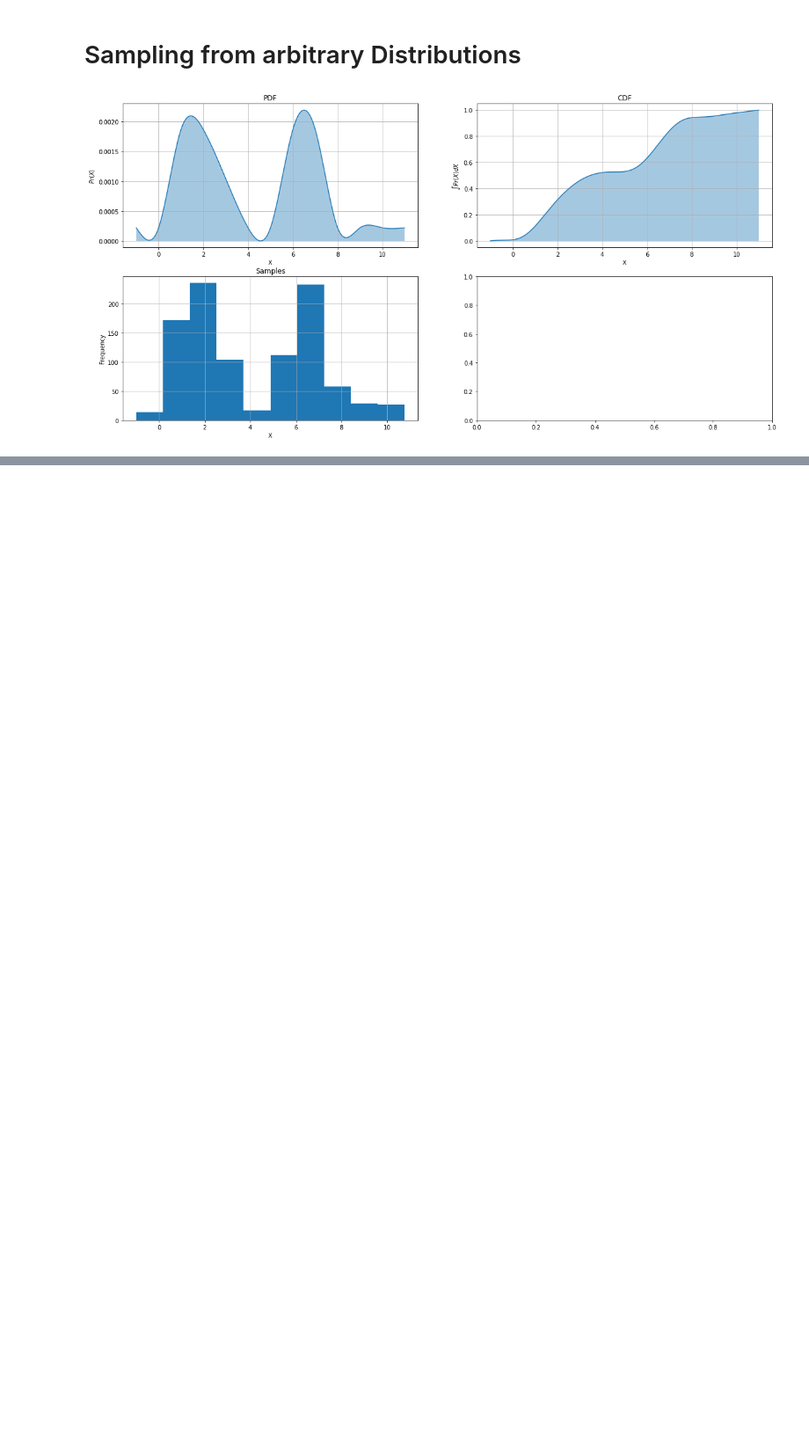
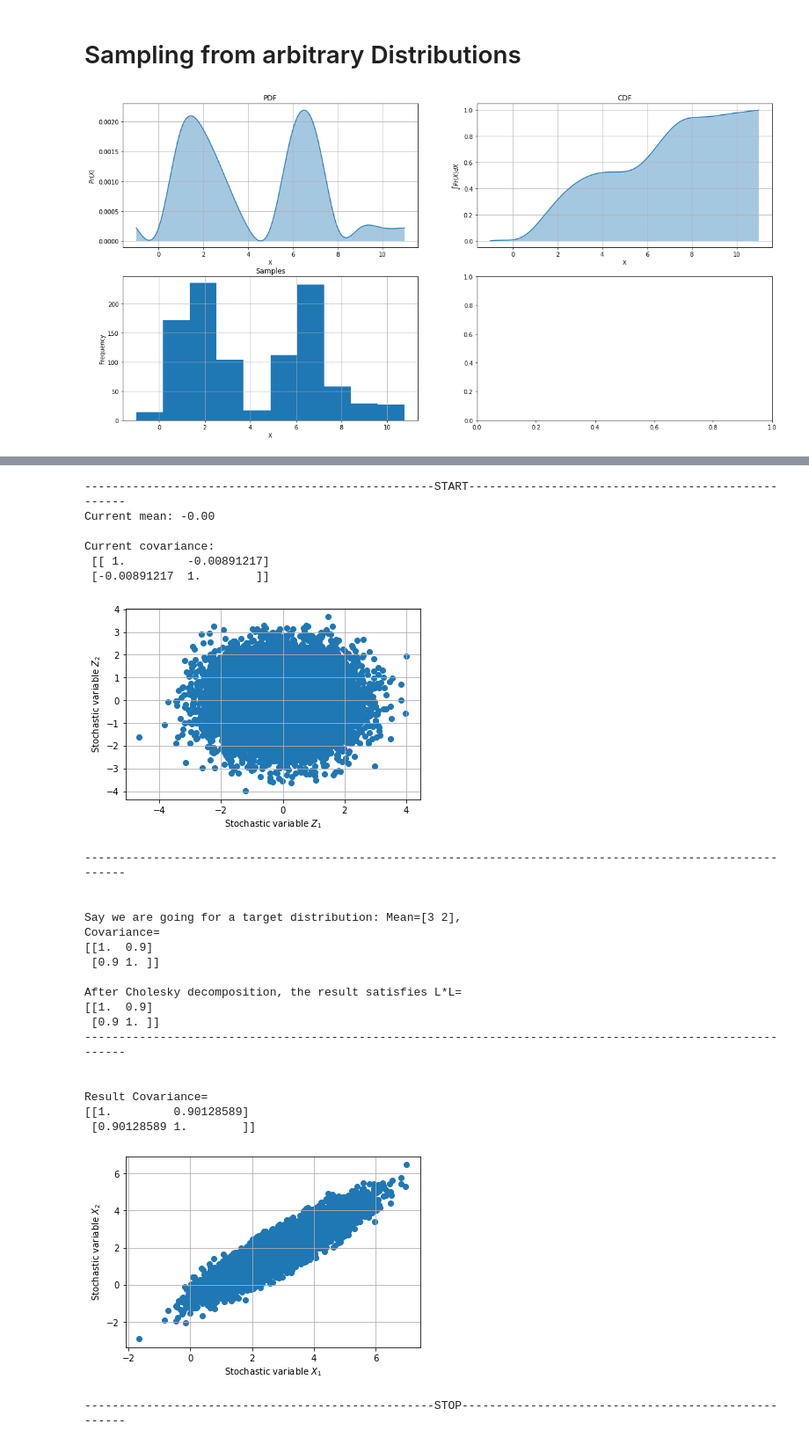
Before and after one commit to janlucasdeinhard/pyfiles, a Jupyter notebook: 3_TESTS/Statistics.ipynb, the cells around one changed output, grey strips where cells are left out. Shown at 88% size. Cells and saved outputs as stored; diff of their text form; code cells hidden in the pictures; blank space fills up the shorter version.

```diff
--- a/3_TESTS/Statistics.ipynb
+++ b/3_TESTS/Statistics.ipynb
@@ -133,0 +136,79 @@ plt.show()
+# %%
+# Default Imports
+import numpy as np
+from numpy import random as rnd
+from matplotlib import pyplot as plt
+import sys,os,warnings,datetime,itertools,math
+# This is to perform the Cholesky decomposition
+from numpy.linalg import cholesky
+
+# Configuration: Number of samples
+N = 20000
+
+# Configuration: Target mean m_hat and target covariance C_hat
+m_hat = np.array([3,2])
+C_hat = np.array([[1,0.9],[0.9,1]])
+
+# Generate N samples of two one-dimensional stochastic variables
+Z = rnd.randn(N,2)
+
+# Determine current mean and covariance
+m_current = np.mean(Z.transpose())
+C_current = np.corrcoef(Z.transpose())
+
+# Cholesky decomposition of target covariance
+L = cholesky(C_hat)
+
+# Generate new variable with target mean and covariance
+X = np.dot(L,Z.transpose()).transpose() + np.repeat([m_hat],N,axis=0)
+
+# Print the current mean and covariance, and sketch
+print('---------------------------------------------------START---------------------------------------------------')
+print('Current mean: {0:.2f}\n\nCurrent covariance:\n {1}'.format(m_current,C_current))
+plt.scatter(Z[:,0],Z[:,1])
+plt.xlabel('Stochastic variable $Z_1$')
+plt.ylabel('Stochastic variable $Z_2$')
+plt.grid()
+plt.show()
+print('-----------------------------------------------------------------------------------------------------------')
+
+# Print target distribution characteristics
+print('\n\nSay we are going for a target distribution: Mean={0},\nCovariance=\n{1}'.format(m_hat,C_hat))
+print('\nAfter Cholesky decomposition, the result satisfies L*L=\n{0}'.format(np.matmul(L,np.matrix(L).H)))
+print('-----------------------------------------------------------------------------------------------------------')
+
+# Print result distributution characteristics
+print('\n\nResult Covariance=\n{0}'.format(np.corrcoef(X.transpose())))
+plt.scatter(X[:,0],X[:,1])
+plt.xlabel('Stochastic variable $X_1$')
+plt.ylabel('Stochastic variable $X_2$')
+plt.grid()
+plt.show()
+print('---------------------------------------------------STOP----------------------------------------------------')
+# %% [output]
+---------------------------------------------------START---------------------------------------------------
+Current mean: -0.00
+
+Current covariance:
+ [[ 1.         -0.00891217]
+ [-0.00891217  1.        ]]
+[figure, added]
+-----------------------------------------------------------------------------------------------------------
+
+
+Say we are going for a target distribution: Mean=[3 2],
+Covariance=
+[[1.  0.9]
+ [0.9 1. ]]
+
+After Cholesky decomposition, the result satisfies L*L=
+[[1.  0.9]
+ [0.9 1. ]]
+-----------------------------------------------------------------------------------------------------------
+
+
+Result Covariance=
+[[1.         0.90128589]
+ [0.90128589 1.        ]]
+[figure, added]
+---------------------------------------------------STOP----------------------------------------------------
```
Also changed, not shown: parts of 1 cell of this notebook, 5 other files.
